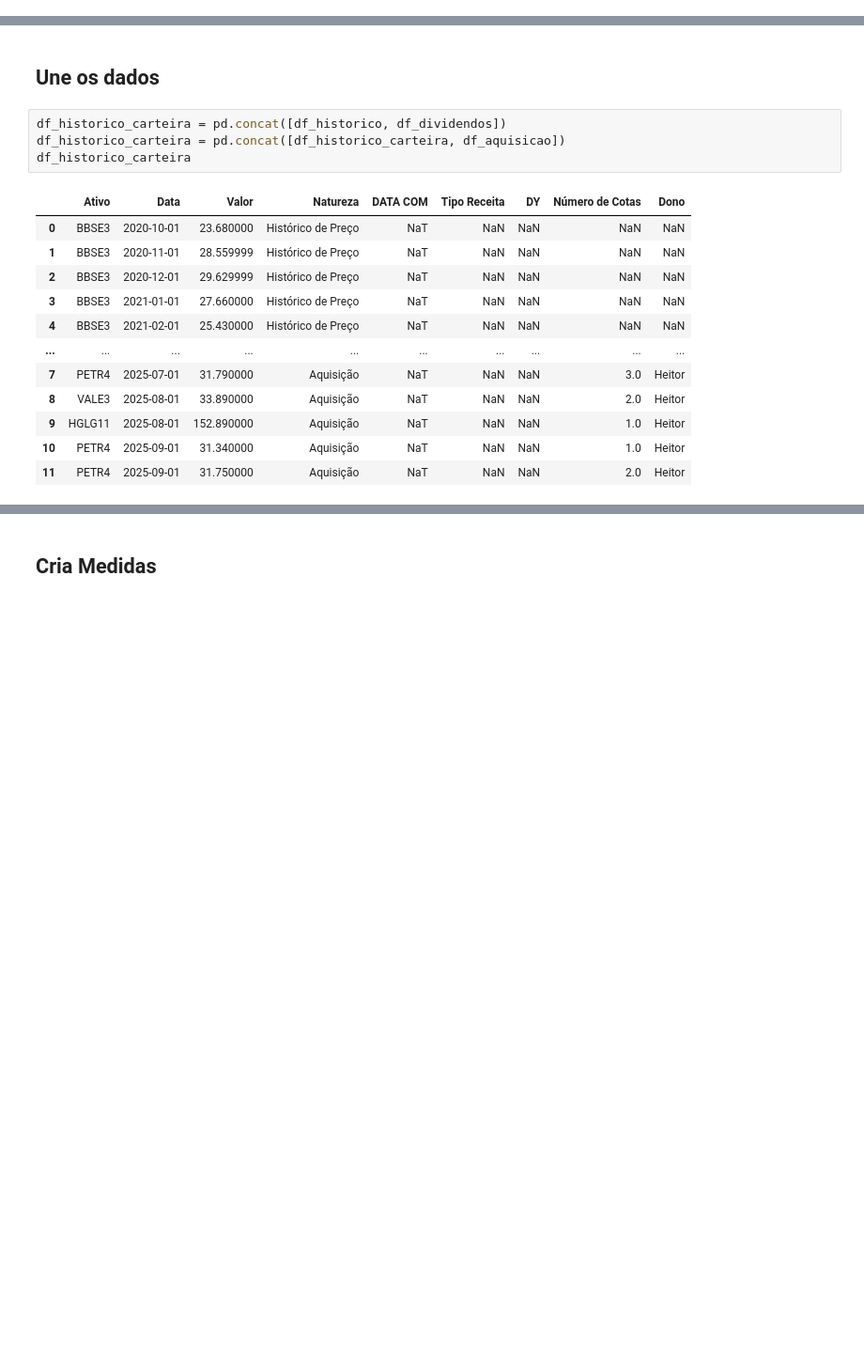
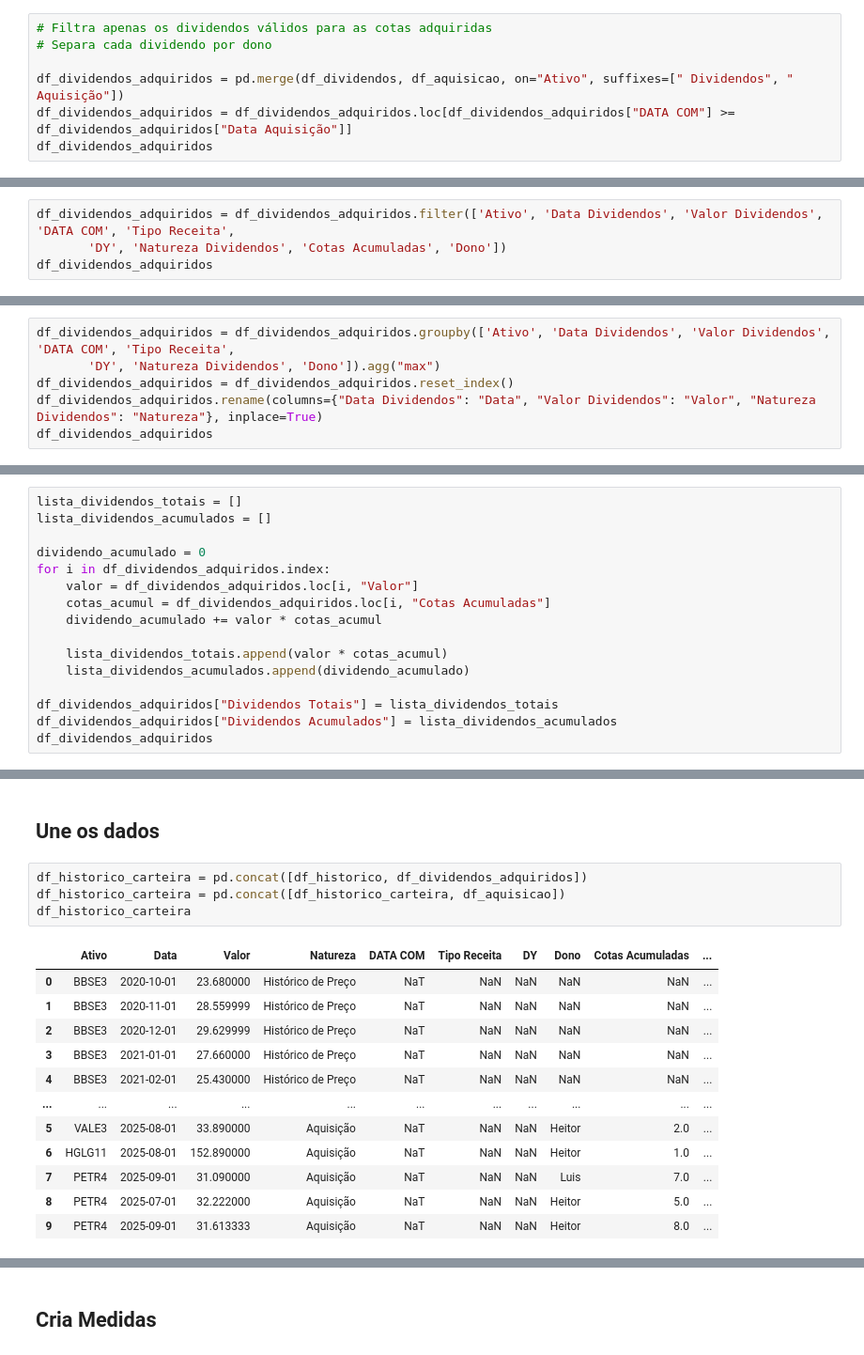
Before and after one commit to LuisHenrique7/Analise-Financeira, a Jupyter notebook: Modelagem da Carteira de Ativos.ipynb, the cells around one changed output, grey strips where cells are left out. Shown at 94% size. Cells and saved outputs as stored; diff of their text form; blank space fills up the shorter version.

Commit message:
Ajuste na agregação dos dados para gerar dividendos, preços e invstimentos acumulados por dono

```diff
--- a/Modelagem da Carteira de Ativos.ipynb
+++ b/Modelagem da Carteira de Ativos.ipynb
@@ -306,0 +456,7 @@ memory usage: 708.0+ bytes
+# %%
+# Filtra apenas os dividendos válidos para as cotas adquiridas
+# Separa cada dividendo por dono
+
+df_dividendos_adquiridos = pd.merge(df_dividendos, df_aquisicao, on="Ativo", suffixes=[" Dividendos", " Aquisição"])
+df_dividendos_adquiridos = df_dividendos_adquiridos.loc[df_dividendos_adquiridos["DATA COM"] >= df_dividendos_adquiridos["Data Aquisição"]]
+df_dividendos_adquiridos
@@ -306,0 +493,4 @@ memory usage: 708.0+ bytes
+# %%
+df_dividendos_adquiridos = df_dividendos_adquiridos.filter(['Ativo', 'Data Dividendos', 'Valor Dividendos', 'DATA COM', 'Tipo Receita',
+       'DY', 'Natureza Dividendos', 'Cotas Acumuladas', 'Dono'])
+df_dividendos_adquiridos
@@ -306,0 +511,6 @@ memory usage: 708.0+ bytes
+# %%
+df_dividendos_adquiridos = df_dividendos_adquiridos.groupby(['Ativo', 'Data Dividendos', 'Valor Dividendos', 'DATA COM', 'Tipo Receita',
+       'DY', 'Natureza Dividendos', 'Dono']).agg("max")
+df_dividendos_adquiridos = df_dividendos_adquiridos.reset_index()
+df_dividendos_adquiridos.rename(columns={"Data Dividendos": "Data", "Valor Dividendos": "Valor", "Natureza Dividendos": "Natureza"}, inplace=True)
+df_dividendos_adquiridos
@@ -306,0 +535,16 @@ memory usage: 708.0+ bytes
+# %%
+lista_dividendos_totais = []
+lista_dividendos_acumulados = []
+
+dividendo_acumulado = 0
+for i in df_dividendos_adquiridos.index:
+    valor = df_dividendos_adquiridos.loc[i, "Valor"]
+    cotas_acumul = df_dividendos_adquiridos.loc[i, "Cotas Acumuladas"]
+    dividendo_acumulado += valor * cotas_acumul
+
+    lista_dividendos_totais.append(valor * cotas_acumul)
+    lista_dividendos_acumulados.append(dividendo_acumulado)
+
+df_dividendos_adquiridos["Dividendos Totais"] = lista_dividendos_totais
+df_dividendos_adquiridos["Dividendos Acumulados"] = lista_dividendos_acumulados
+df_dividendos_adquiridos
@@ -307,19 +569,19 @@ memory usage: 708.0+ bytes
 # %% [markdown]
 ## Une os dados
 # %%
-df_historico_carteira = pd.concat([df_historico, df_dividendos])
+df_historico_carteira = pd.concat([df_historico, df_dividendos_adquiridos])
 df_historico_carteira = pd.concat([df_historico_carteira, df_aquisicao])
 df_historico_carteira
 # %% [output]
-|  | Ativo | Data | Valor | Natureza | DATA COM | Tipo Receita | DY | Número de Cotas | Dono |
-| 0 | BBSE3 | 2020-10-01 | 23.680000 | Histórico de Preço | NaT | NaN | NaN | NaN | NaN |
-| 1 | BBSE3 | 2020-11-01 | 28.559999 | Histórico de Preço | NaT | NaN | NaN | NaN | NaN |
-| 2 | BBSE3 | 2020-12-01 | 29.629999 | Histórico de Preço | NaT | NaN | NaN | NaN | NaN |
-| 3 | BBSE3 | 2021-01-01 | 27.660000 | Histórico de Preço | NaT | NaN | NaN | NaN | NaN |
-| 4 | BBSE3 | 2021-02-01 | 25.430000 | Histórico de Preço | NaT | NaN | NaN | NaN | NaN |
-| ... | ... | ... | ... | ... | ... | ... | ... | ... | ... |
-| 7 | PETR4 | 2025-07-01 | 31.790000 | Aquisição | NaT | NaN | NaN | 3.0 | Heitor |
-| 8 | VALE3 | 2025-08-01 | 33.890000 | Aquisição | NaT | NaN | NaN | 2.0 | Heitor |
-| 9 | HGLG11 | 2025-08-01 | 152.890000 | Aquisição | NaT | NaN | NaN | 1.0 | Heitor |
-| 10 | PETR4 | 2025-09-01 | 31.340000 | Aquisição | NaT | NaN | NaN | 1.0 | Heitor |
-| 11 | PETR4 | 2025-09-01 | 31.750000 | Aquisição | NaT | NaN | NaN | 2.0 | Heitor |
+|  | Ativo | Data | Valor | Natureza | DATA COM | Tipo Receita | DY | Dono | Cotas Acumuladas | ... |
+| 0 | BBSE3 | 2020-10-01 | 23.680000 | Histórico de Preço | NaT | NaN | NaN | NaN | NaN | ... |
+| 1 | BBSE3 | 2020-11-01 | 28.559999 | Histórico de Preço | NaT | NaN | NaN | NaN | NaN | ... |
+| 2 | BBSE3 | 2020-12-01 | 29.629999 | Histórico de Preço | NaT | NaN | NaN | NaN | NaN | ... |
+| 3 | BBSE3 | 2021-01-01 | 27.660000 | Histórico de Preço | NaT | NaN | NaN | NaN | NaN | ... |
+| 4 | BBSE3 | 2021-02-01 | 25.430000 | Histórico de Preço | NaT | NaN | NaN | NaN | NaN | ... |
+| ... | ... | ... | ... | ... | ... | ... | ... | ... | ... | ... |
+| 5 | VALE3 | 2025-08-01 | 33.890000 | Aquisição | NaT | NaN | NaN | Heitor | 2.0 | ... |
+| 6 | HGLG11 | 2025-08-01 | 152.890000 | Aquisição | NaT | NaN | NaN | Heitor | 1.0 | ... |
+| 7 | PETR4 | 2025-09-01 | 31.090000 | Aquisição | NaT | NaN | NaN | Luis | 7.0 | ... |
+| 8 | PETR4 | 2025-07-01 | 32.222000 | Aquisição | NaT | NaN | NaN | Heitor | 5.0 | ... |
+| 9 | PETR4 | 2025-09-01 | 31.613333 | Aquisição | NaT | NaN | NaN | Heitor | 8.0 | ... |
```
Also changed, not shown: parts of 32 cells of this notebook, 1 other file.
